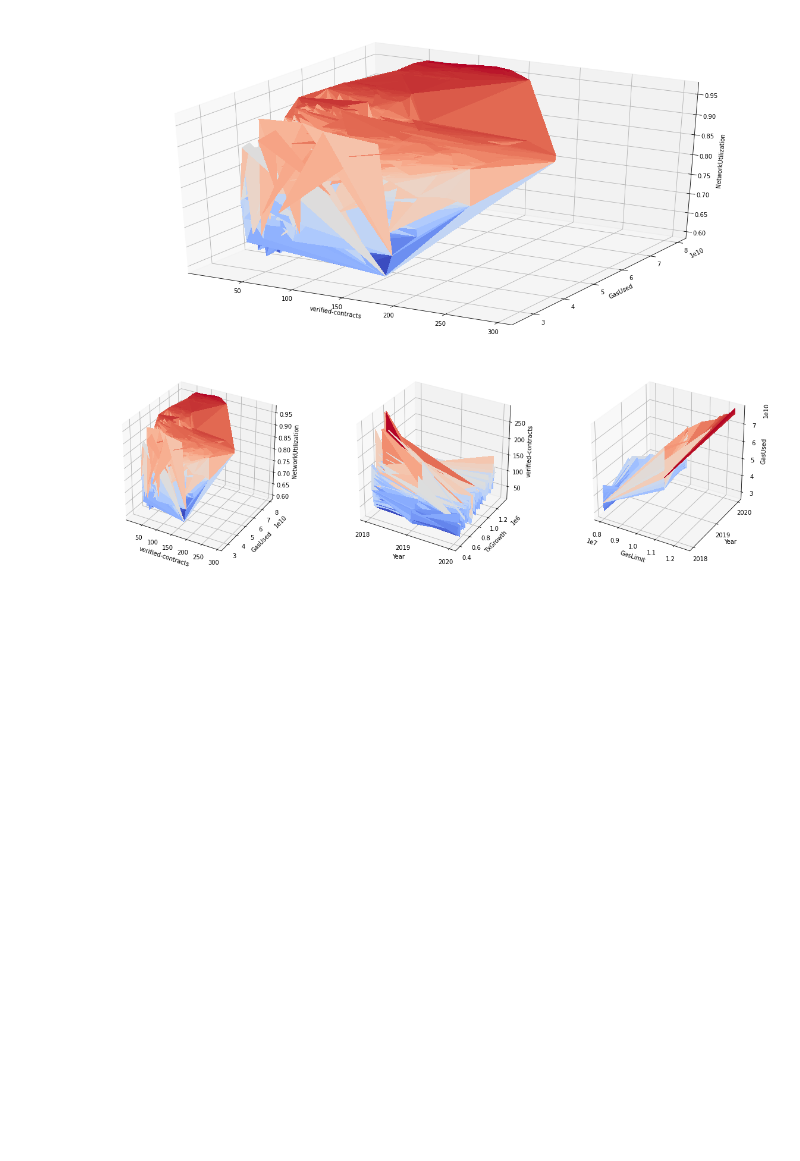
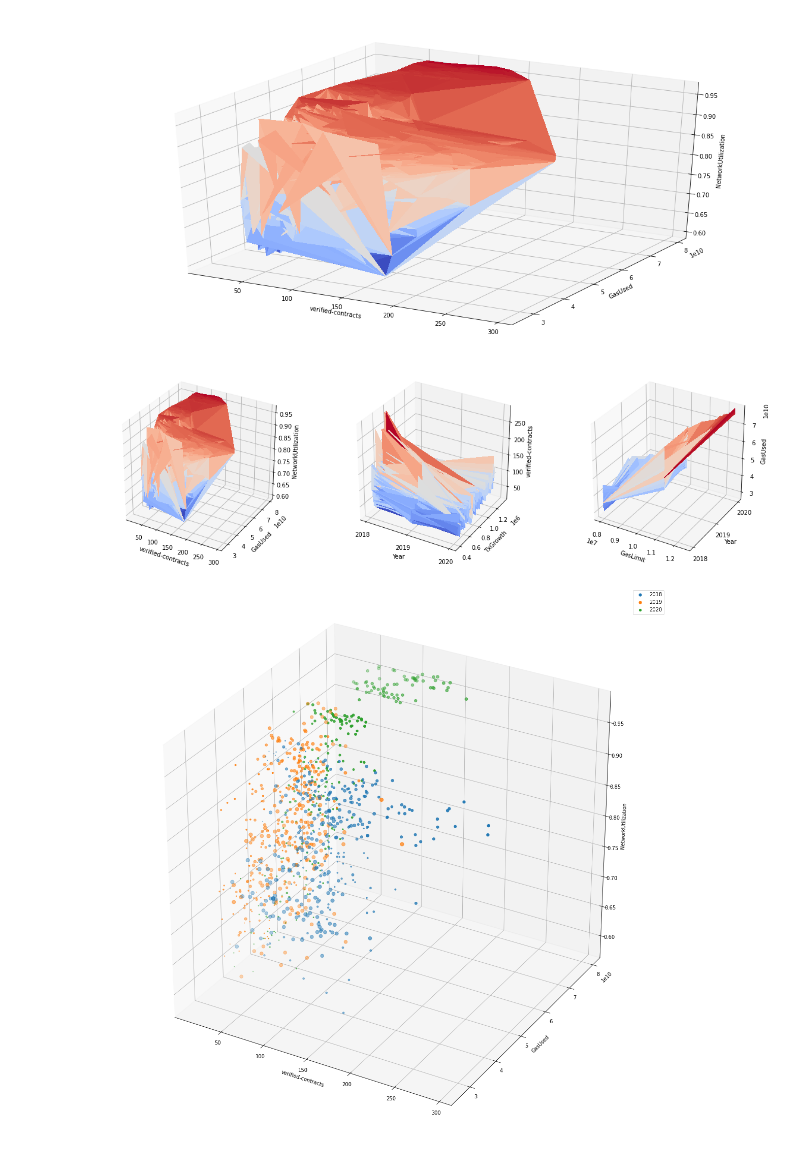
Before and after one commit to HektorLin/Etherscan_visualization, a Jupyter notebook: Etherscan_Visualization.ipynb, the cells around one changed output. Drawn from its saved outputs; the diff is of its cells as text; code cells hidden in the pictures; blank space fills up the shorter version.

Commit message:
added a 3D scatter plot with grouped and size varying markers

```diff
--- a/Etherscan_Visualization.ipynb
+++ b/Etherscan_Visualization.ipynb
@@ -260,3 +260,24 @@ ax3.set_zlabel("GasUsed", color="k")
 plt.show()
 # %% [output]
 [figure]
+# %%
+# 3D scatter plots by groups and with variable sizes
+
+fig = plt.figure(figsize=(20,20))
+ax = fig.gca(projection='3d')
+legend_list = []
+
+for year in df["Year"].unique():
+  plot_data = df.loc[df["Year"]==year,:]
+  #"s" determines the size of the markers
+  ax.scatter(xs=plot_data["verified-contracts"], ys=plot_data["GasUsed"], zs=plot_data["NetworkUtilization"], s=plot_data["Week"])
+  legend_list.append(year) #keep the names of the markers
+
+ax.set_xlabel("verified-contracts", color="k")
+ax.set_ylabel("GasUsed", color="k")
+ax.set_zlabel("NetworkUtilization", color="k")
+ax.legend(legend_list)
+
+plt.show()
+# %% [output]
+[figure, added]
```
